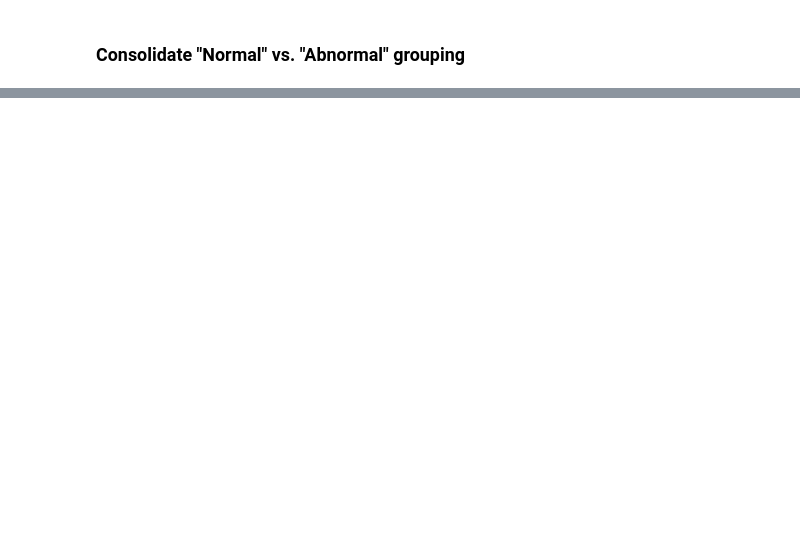
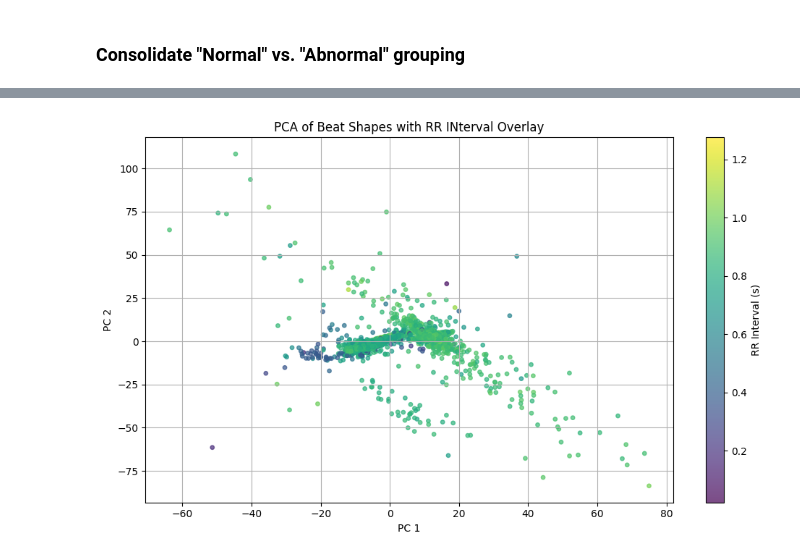
Before and after one commit to vscerra/mitbih_arrhythmia_project, a Jupyter notebook: notebooks/01_exploration.ipynb, the cells around one changed output, grey strips where cells are left out. Cells and saved outputs as stored; diff of their text form; code cells hidden in the pictures; blank space fills up the shorter version.

```diff
--- a/notebooks/01_exploration.ipynb
+++ b/notebooks/01_exploration.ipynb
@@ -82,0 +95,5 @@ plt.figure
+# %%
+rr_intervals = df_filtered["rr_interval"].tolist()
+plot_pca_with_rr_overlay(segments_filtered, rr_intervals)
+# %% [output]
+[figure, added]
```
Also changed, not shown: parts of 11 cells of this notebook, 3 other files.
